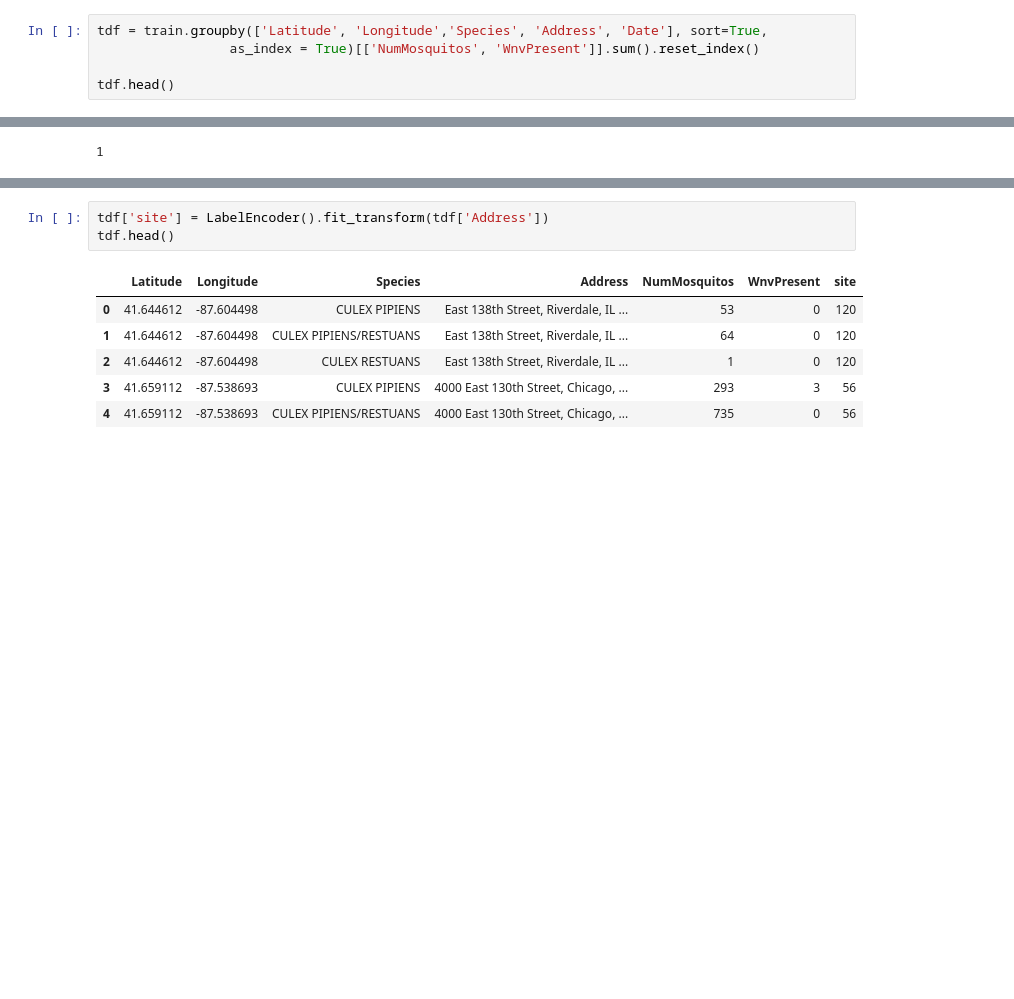
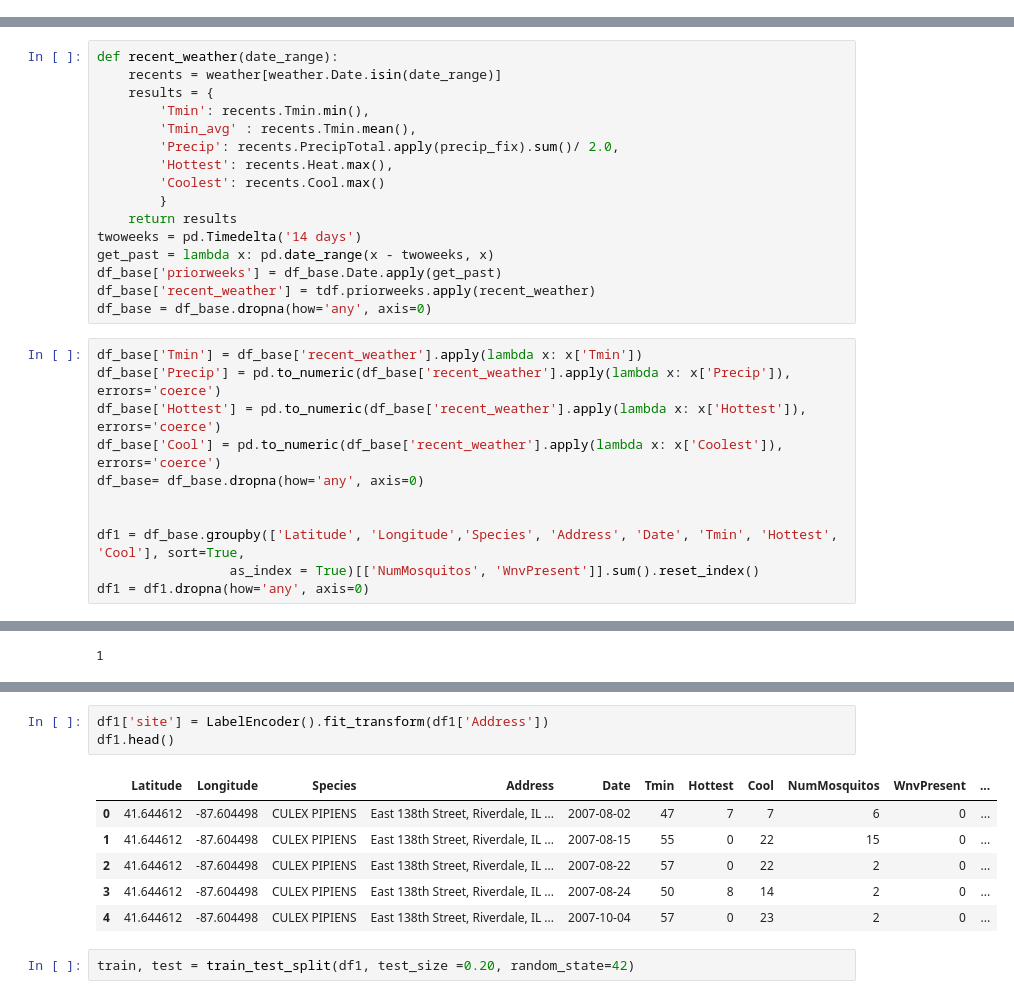
Before and after one commit to austinlasseter/West_Nile_Virus_032108, a Jupyter notebook: John/WNVdataformating.ipynb, the cells around one changed output, grey strips where cells are left out. Saved outputs shown, nothing was run; the diff lists cells and outputs as text; blank space fills up the shorter version.

```diff
--- a/John/WNVdataformating.ipynb
+++ b/John/WNVdataformating.ipynb
@@ -32,5 +25,0 @@ mdf = train.groupby(['Latitude', 'Longitude','Date','Species'])[['NumMosquitos']
-# %%
-tdf = train.groupby(['Latitude', 'Longitude','Species', 'Address', 'Date'], sort=True,
-                 as_index = True)[['NumMosquitos', 'WnvPresent']].sum().reset_index()
-
-tdf.head()
@@ -44,3 +26,30 @@ tdf.head()
+# %%
+def recent_weather(date_range):
+    recents = weather[weather.Date.isin(date_range)]
+    results = {
+        'Tmin': recents.Tmin.min(),
+        'Tmin_avg' : recents.Tmin.mean(),
+        'Precip': recents.PrecipTotal.apply(precip_fix).sum()/ 2.0,
+        'Hottest': recents.Heat.max(),
+        'Coolest': recents.Cool.max()
+        }
+    return results
+twoweeks = pd.Timedelta('14 days')
+get_past = lambda x: pd.date_range(x - twoweeks, x)
+df_base['priorweeks'] = df_base.Date.apply(get_past)
+df_base['recent_weather'] = tdf.priorweeks.apply(recent_weather)
+df_base = df_base.dropna(how='any', axis=0)
+# %%
+df_base['Tmin'] = df_base['recent_weather'].apply(lambda x: x['Tmin'])
+df_base['Precip'] = pd.to_numeric(df_base['recent_weather'].apply(lambda x: x['Precip']), errors='coerce')
+df_base['Hottest'] = pd.to_numeric(df_base['recent_weather'].apply(lambda x: x['Hottest']), errors='coerce')
+df_base['Cool'] = pd.to_numeric(df_base['recent_weather'].apply(lambda x: x['Coolest']), errors='coerce')
+df_base= df_base.dropna(how='any', axis=0)
+
+
+df1 = df_base.groupby(['Latitude', 'Longitude','Species', 'Address', 'Date', 'Tmin', 'Hottest', 'Cool'], sort=True,
+                 as_index = True)[['NumMosquitos', 'WnvPresent']].sum().reset_index()
+df1 = df1.dropna(how='any', axis=0)
 # %%
 import folium
 from folium import plugins
@@ -79,11 +88,13 @@ sns.distplot(tdf['WnvPresent'])
 # %%
-tdf['site'] = LabelEncoder().fit_transform(tdf['Address'])
-tdf.head()
+df1['site'] = LabelEncoder().fit_transform(df1['Address'])
+df1.head()
 # %% [output]
-|  | Latitude | Longitude | Species | Address | NumMosquitos | WnvPresent | site |
-| 0 | 41.644612 | -87.604498 | CULEX PIPIENS | East 138th Street, Riverdale, IL ... | 53 | 0 | 120 |
-| 1 | 41.644612 | -87.604498 | CULEX PIPIENS/RESTUANS | East 138th Street, Riverdale, IL ... | 64 | 0 | 120 |
-| 2 | 41.644612 | -87.604498 | CULEX RESTUANS | East 138th Street, Riverdale, IL ... | 1 | 0 | 120 |
-| 3 | 41.659112 | -87.538693 | CULEX PIPIENS | 4000 East 130th Street, Chicago, ... | 293 | 3 | 56 |
-| 4 | 41.659112 | -87.538693 | CULEX PIPIENS/RESTUANS | 4000 East 130th Street, Chicago, ... | 735 | 0 | 56 |
+|  | Latitude | Longitude | Species | Address | Date | Tmin | Hottest | Cool | NumMosquitos | WnvPresent | ... |
+| 0 | 41.644612 | -87.604498 | CULEX PIPIENS | East 138th Street, Riverdale, IL ... | 2007-08-02 | 47 | 7 | 7 | 6 | 0 | ... |
+| 1 | 41.644612 | -87.604498 | CULEX PIPIENS | East 138th Street, Riverdale, IL ... | 2007-08-15 | 55 | 0 | 22 | 15 | 0 | ... |
+| 2 | 41.644612 | -87.604498 | CULEX PIPIENS | East 138th Street, Riverdale, IL ... | 2007-08-22 | 57 | 0 | 22 | 2 | 0 | ... |
+| 3 | 41.644612 | -87.604498 | CULEX PIPIENS | East 138th Street, Riverdale, IL ... | 2007-08-24 | 50 | 8 | 14 | 2 | 0 | ... |
+| 4 | 41.644612 | -87.604498 | CULEX PIPIENS | East 138th Street, Riverdale, IL ... | 2007-10-04 | 57 | 0 | 23 | 2 | 0 | ... |
+# %%
+train, test = train_test_split(df1, test_size =0.20, random_state=42)
 # %%
```
Also changed, not shown: parts of 24 cells of this notebook.
